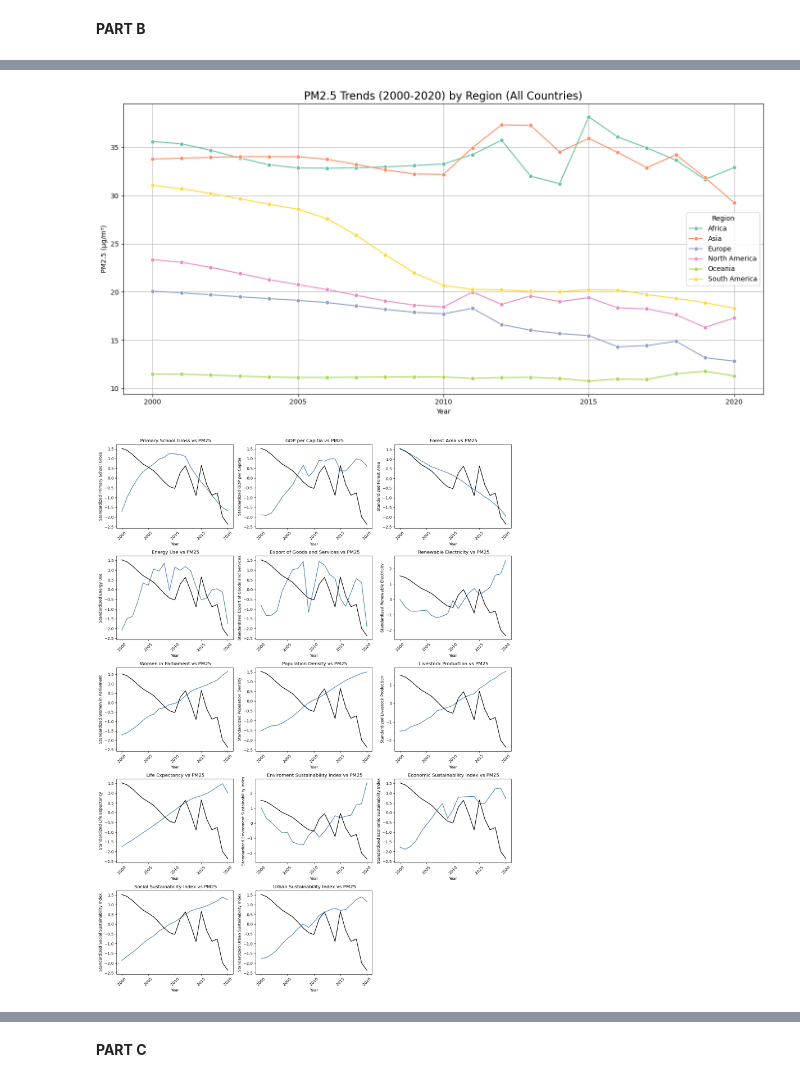
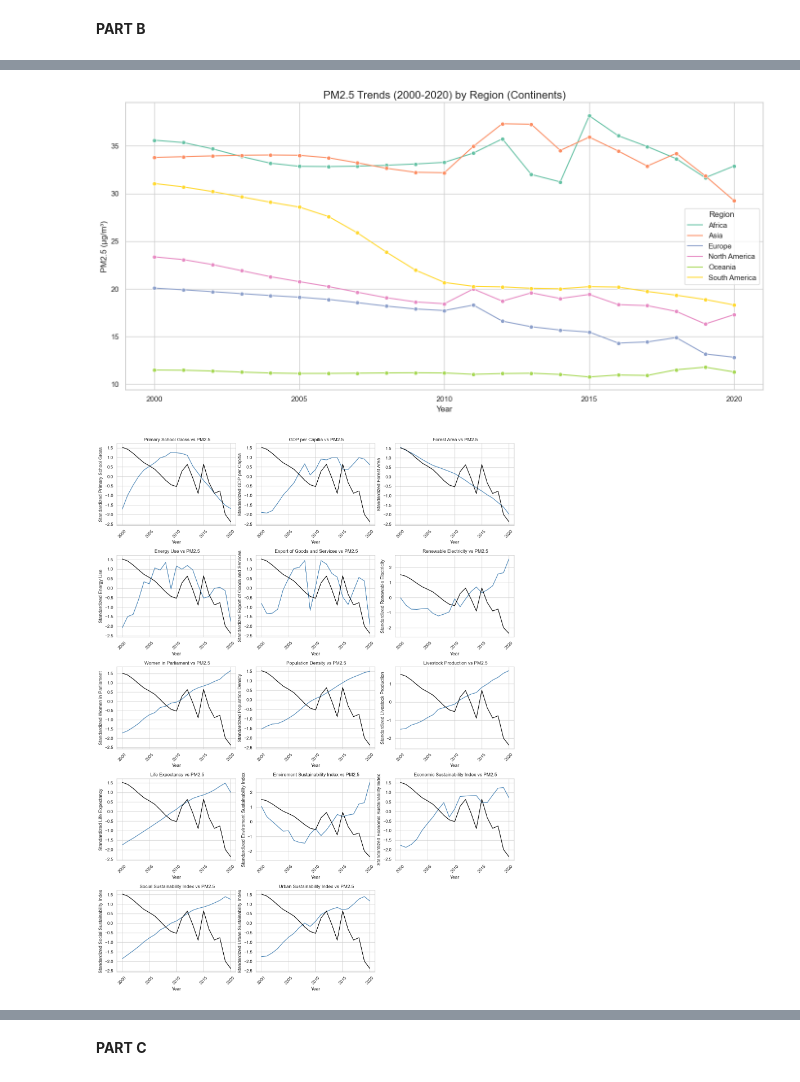
Before and after one commit to davidflanagan04/David-and-Charlie-machine-learning-final, a Jupyter notebook: Final_Project.ipynb, the cells around one changed output, grey strips where cells are left out. Cells and saved outputs as stored; diff of their text form; code cells hidden in the pictures.

```diff
--- a/Final_Project.ipynb
+++ b/Final_Project.ipynb
@@ -85,7 +93,7 @@ fullset.to_csv('fullset.csv', index = False)
 # %% [output]
 192
 # %%
-ullset = fullset.dropna(subset=['PM25']).sort_values(['Country Code','Year'])
+fullset = fullset.dropna(subset=['PM25']).sort_values(['Country Code','Year'])
 
 feature_cols = ['PrimarySchoolGross','GDPperCap','ForestArea','EnergyUse',
                 'ExportofGnS','RenewableElectricty','WomenParliament',
@@ -314,7 +327,7 @@ sns.lineplot(
     marker='o',
     palette='Set2'
 )
-plt.title('PM2.5 Trends (2000-2020) by Region (All Countries)', fontsize=16)
+plt.title('PM2.5 Trends (2000-2020) by Region (Continents)', fontsize=16)
 plt.xlabel('Year')
 plt.ylabel('PM2.5 (µg/m³)')
 
@@ -326,7 +339,7 @@ plt.legend(title='Region')
 plt.tight_layout()
 plt.show()
 # %% [output]
-[figure, old version]
+[figure, new version]
 # %%
 scaler = StandardScaler()
 titles = [
@@ -360,35 +373,35 @@ tick_years = years_all[::5]
 
 for idx, col in enumerate(num_cols):
 
     df = fullset.groupby('Year')[[col, 'PM25']].mean()
 
     df_scaled = pd.DataFrame(
         scaler.fit_transform(df),
         index=df.index,
         columns=df.columns
     )
 
 
     axes[idx].plot(df_scaled.index, df_scaled[col], color='steelblue')
     axes[idx].plot(df_scaled.index, df_scaled['PM25'], color='black')
 
 
-    axes[idx].set_title(f" {titles[idx]} vs PM25")
+    axes[idx].set_title(f" {titles[idx]} vs PM2.5")
 
     axes[idx].set_xlabel("Year")
     axes[idx].set_ylabel(f"Standardized {titles[idx]}")
 
     axes[idx].set_xticks(tick_years)
     axes[idx].tick_params(axis='x', rotation=45, labelbottom=True)
 
 # remove empty plots
 for j in range(idx + 1, len(axes)):
     fig.delaxes(axes[j])
 
 plt.tight_layout()
 plt.show()
 # %% [output]
-[figure, old version]
+[figure, new version]
 # %%
 num_cols = feature_cols + ['Env_Index', 'Econ_Index', 'Soc_Index', 'USI']
 corr_matrix = fullset[num_cols + ['PM25']].corr()
```
Also changed, not shown: parts of 36 cells of this notebook.
